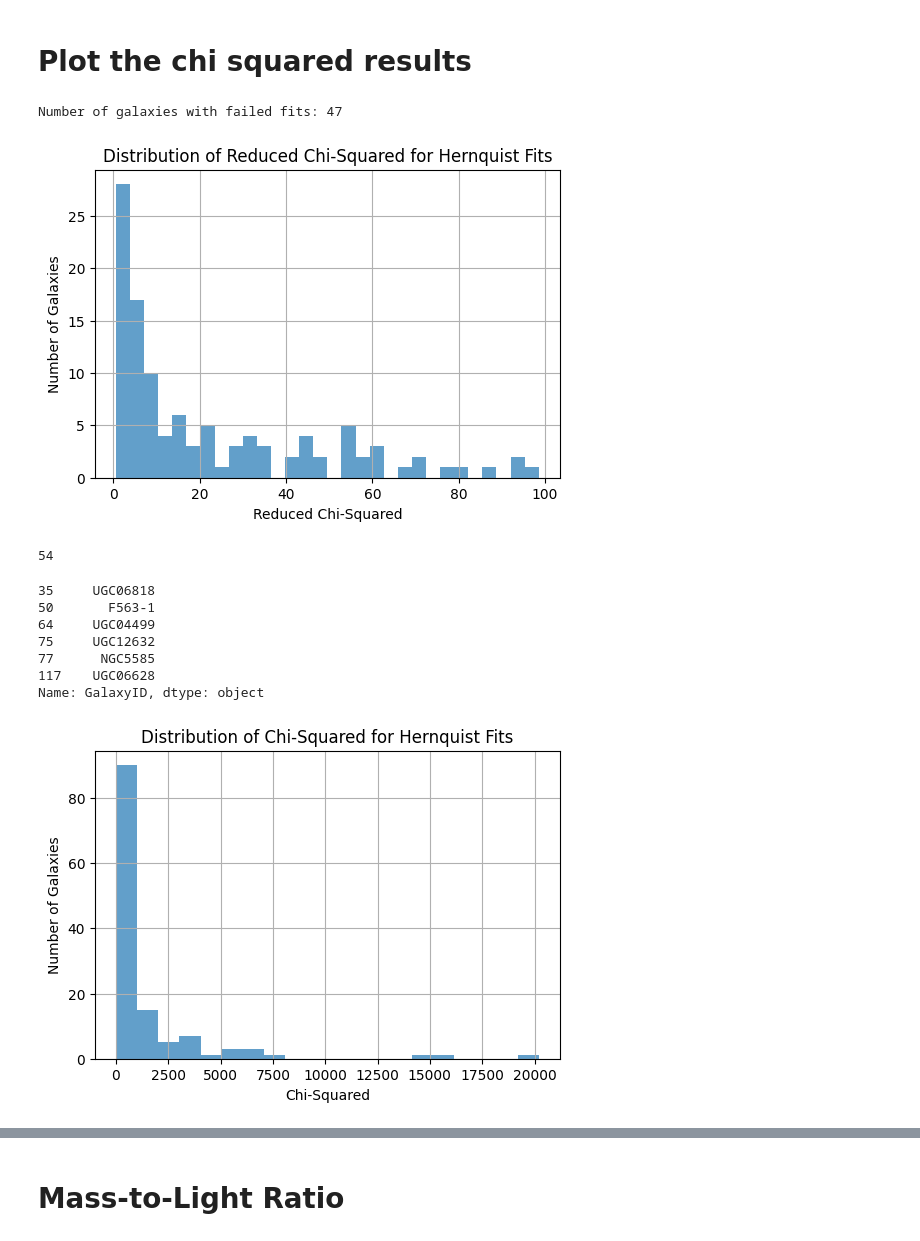
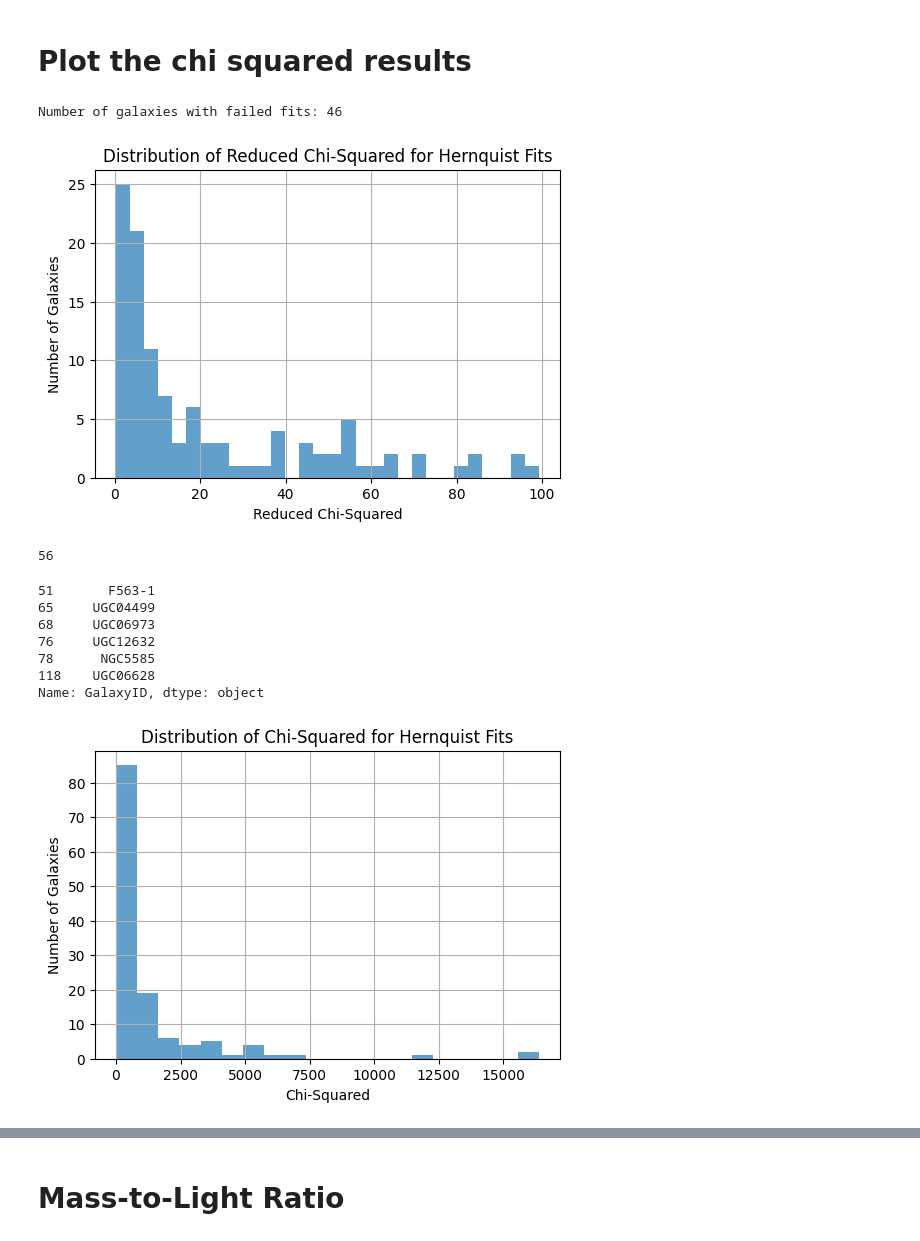
Before and after one commit to AdamSmithOrlik/sidm-rotation-curves-SPARC, a Jupyter notebook: baryon-fits.ipynb, the cells around one changed output, grey strips where cells are left out. Cells and saved outputs as stored; diff of their text form; code cells hidden in the pictures.

Commit message:
Gamma fits and testing mcmc.

```diff
--- a/baryon-fits.ipynb
+++ b/baryon-fits.ipynb
@@ -74,37 +136,37 @@ Fitting complete. Results saved.
 # %%
 plot_path = os.getcwd() + "/plots/fits/"
 data_path = os.getcwd() + "/data/fit_data/"
 
-data = pd.read_csv(os.path.join(data_path, "hernquist_fit_results.csv"))
-failed = np.loadtxt(os.path.join(data_path, "failed_fits.txt"), dtype=str).tolist()
+data = pd.read_csv(os.path.join(data_path, "hernquist_fit_results_gamma.csv"))
+failed = np.loadtxt(os.path.join(data_path, "failed_fits_gamma.txt"), dtype=str).tolist()
 print("Number of galaxies with failed fits:", len(failed))
 
 sub = data[data["RedChiSq"] < 100]
 
 plt.figure(figsize=(6,4))
 plt.hist(sub["RedChiSq"], bins=30, color='C0', alpha=0.7)
 plt.xlabel('Reduced Chi-Squared')
 plt.ylabel('Number of Galaxies')
 plt.title('Distribution of Reduced Chi-Squared for Hernquist Fits')
 plt.grid()
 plt.show()
 # %% [output]
-Number of galaxies with failed fits: 47
+Number of galaxies with failed fits: 46
-[figure, old version]
+[figure, new version]
 # %%
 sub = data[data["RedChiSq"] < 10]
 len(sub["GalaxyID"])
 # %% [output]
-54
+56
 # %%
 data[data["RedChiSq"] < 1]["GalaxyID"]
 # %% [output]
-35     UGC06818
-50       F563-1
-64     UGC04499
-75     UGC12632
-77      NGC5585
-117    UGC06628
+51       F563-1
+65     UGC04499
+68     UGC06973
+76     UGC12632
+78      NGC5585
+118    UGC06628
 Name: GalaxyID, dtype: object
 # %%
 plt.figure(figsize=(6,4))
@@ -115,7 +177,7 @@ plt.title('Distribution of Chi-Squared for Hernquist Fits')
 plt.grid()
 plt.show()
 # %% [output]
-[figure, old version]
+[figure, new version]
 # %%
 # scatter of M_b and a fits
 
```
Also changed, not shown: parts of 6 cells of this notebook, 5 other files.
